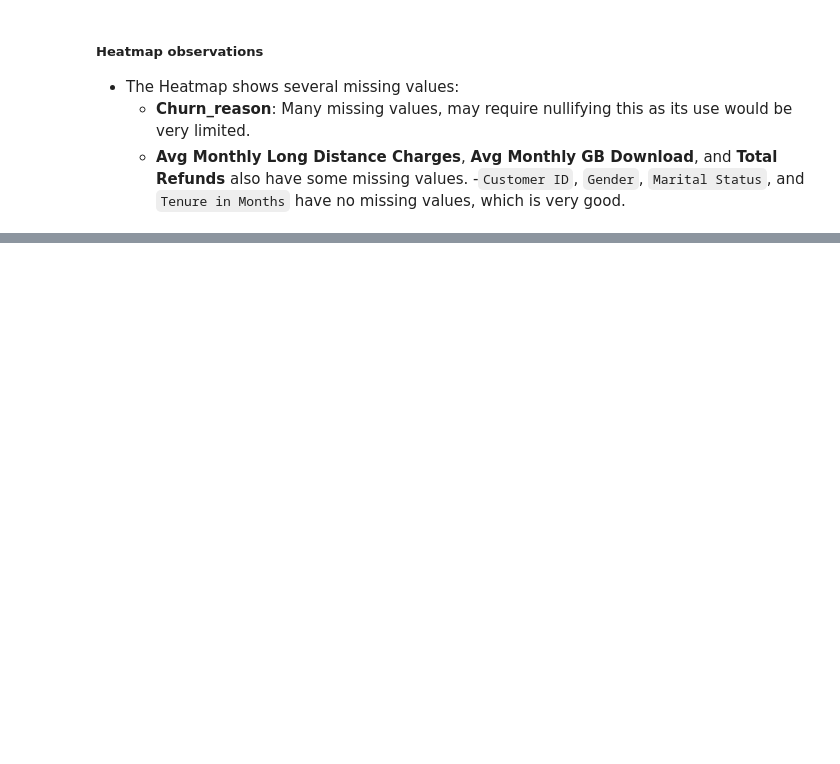
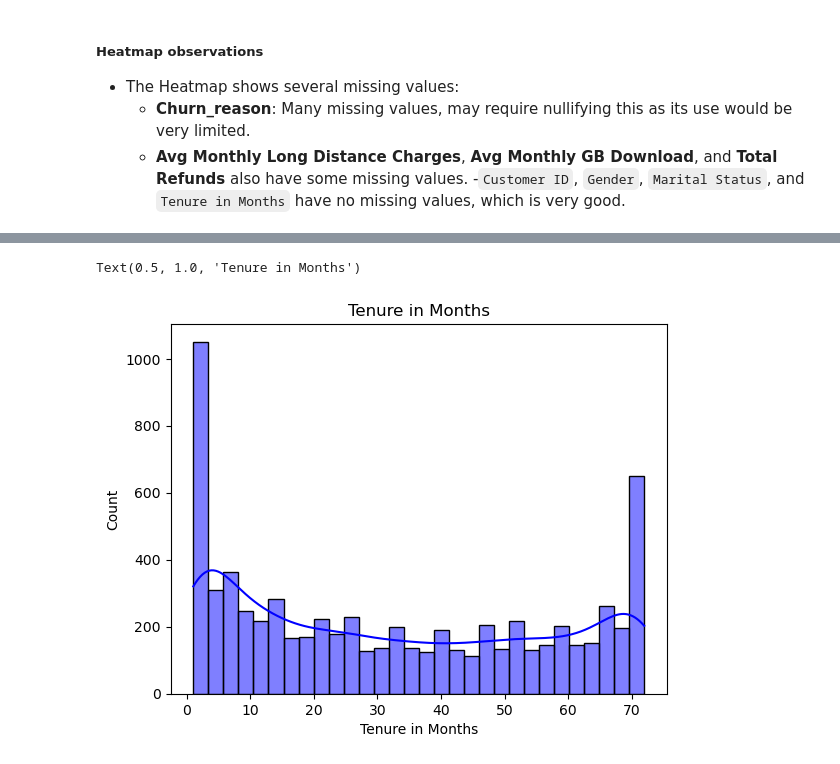
Before and after one commit to asaid03/churn-prediction, a Jupyter notebook: Telecom_Churn_EDA.ipynb, the cells around one changed output, grey strips where cells are left out. Cells and saved outputs as stored; diff of their text form; code cells hidden in the pictures; blank space fills up the shorter version.

```diff
--- a/Telecom_Churn_EDA.ipynb
+++ b/Telecom_Churn_EDA.ipynb
@@ -81,0 +109,7 @@ plt.show()
+# %%
+
+sns.histplot(churn_data['Tenure in Months'], bins=30, kde=True, color='blue')
+plt.title('Tenure in Months')
+# %% [output]
+Text(0.5, 1.0, 'Tenure in Months')
+[figure, added]
```
Also changed, not shown: parts of 10 cells of this notebook.
